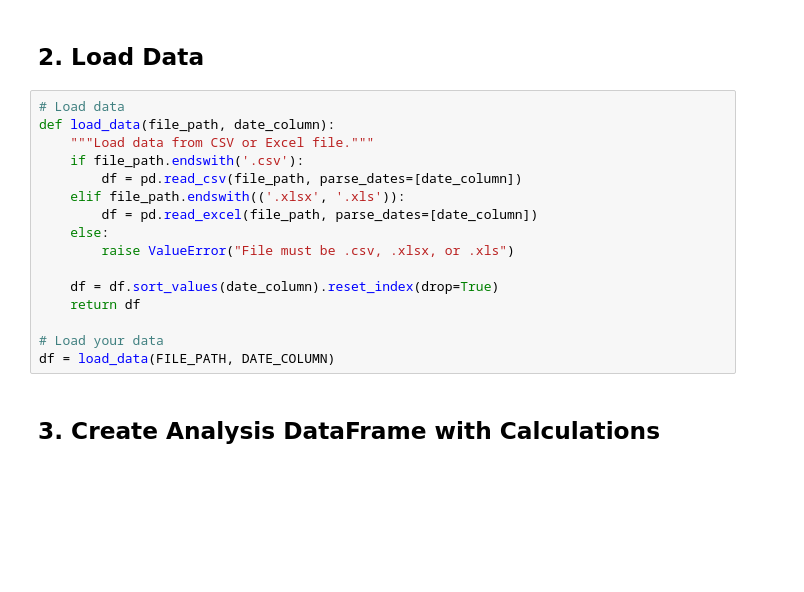
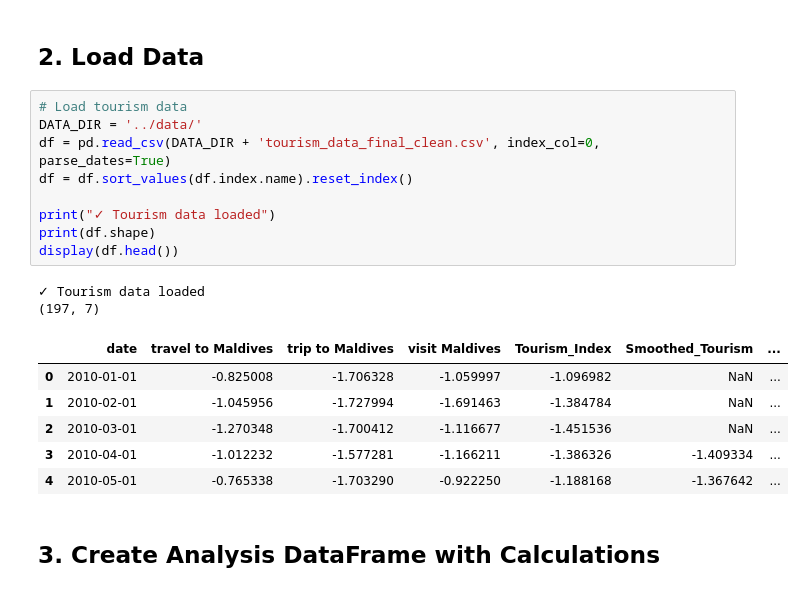
Before and after one commit to datapartnership/ddp-google-training, a Jupyter notebook: notebooks/GTrends_Tourism_Composite_and_Tourist_Arrivals.ipynb, the cells around one changed output. Saved outputs shown, nothing was run; the diff lists cells and outputs as text; blank space fills up the shorter version.

Commit message:
New data load method

```diff
--- a/notebooks/GTrends_Tourism_Composite_and_Tourist_Arrivals.ipynb
+++ b/notebooks/GTrends_Tourism_Composite_and_Tourist_Arrivals.ipynb
@@ -21,21 +21,23 @@ INDICATOR_2 = "Tourist_Arrivals"  # Second indicator (e.g., actual arrivals)
 # %% [markdown]
 ## 2. Load Data
 # %%
-# Load data
-def load_data(file_path, date_column):
-    """Load data from CSV or Excel file."""
-    if file_path.endswith('.csv'):
-        df = pd.read_csv(file_path, parse_dates=[date_column])
-    elif file_path.endswith(('.xlsx', '.xls')):
-        df = pd.read_excel(file_path, parse_dates=[date_column])
-    else:
-        raise ValueError("File must be .csv, .xlsx, or .xls")
+# Load tourism data
+DATA_DIR = '../data/'
+df = pd.read_csv(DATA_DIR + 'tourism_data_final_clean.csv', index_col=0, parse_dates=True)
+df = df.sort_values(df.index.name).reset_index()
 
-    df = df.sort_values(date_column).reset_index(drop=True)
-    return df
-
-# Load your data
-df = load_data(FILE_PATH, DATE_COLUMN)
+print("✓ Tourism data loaded")
+print(df.shape)
+display(df.head())
+# %% [output]
+✓ Tourism data loaded
+(197, 7)
+|  | date | travel to Maldives | trip to Maldives | visit Maldives | Tourism_Index | Smoothed_Tourism | ... |
+| 0 | 2010-01-01 | -0.825008 | -1.706328 | -1.059997 | -1.096982 | NaN | ... |
+| 1 | 2010-02-01 | -1.045956 | -1.727994 | -1.691463 | -1.384784 | NaN | ... |
+| 2 | 2010-03-01 | -1.270348 | -1.700412 | -1.116677 | -1.451536 | NaN | ... |
+| 3 | 2010-04-01 | -1.012232 | -1.577281 | -1.166211 | -1.386326 | -1.409334 | ... |
+| 4 | 2010-05-01 | -0.765338 | -1.703290 | -0.922250 | -1.188168 | -1.367642 | ... |
 # %% [markdown]
 ## 3. Create Analysis DataFrame with Calculations
 # %%
```
Also changed, not shown: parts of 4 cells of this notebook.
